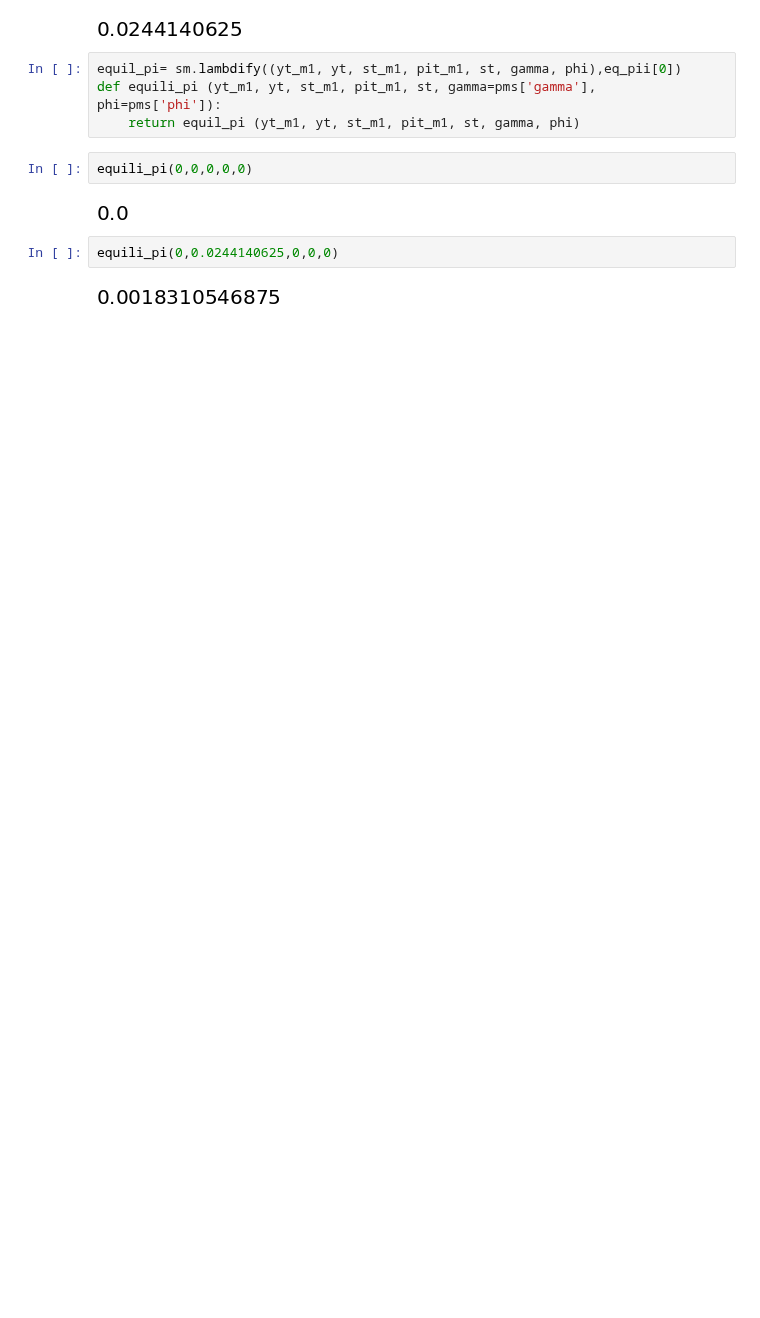
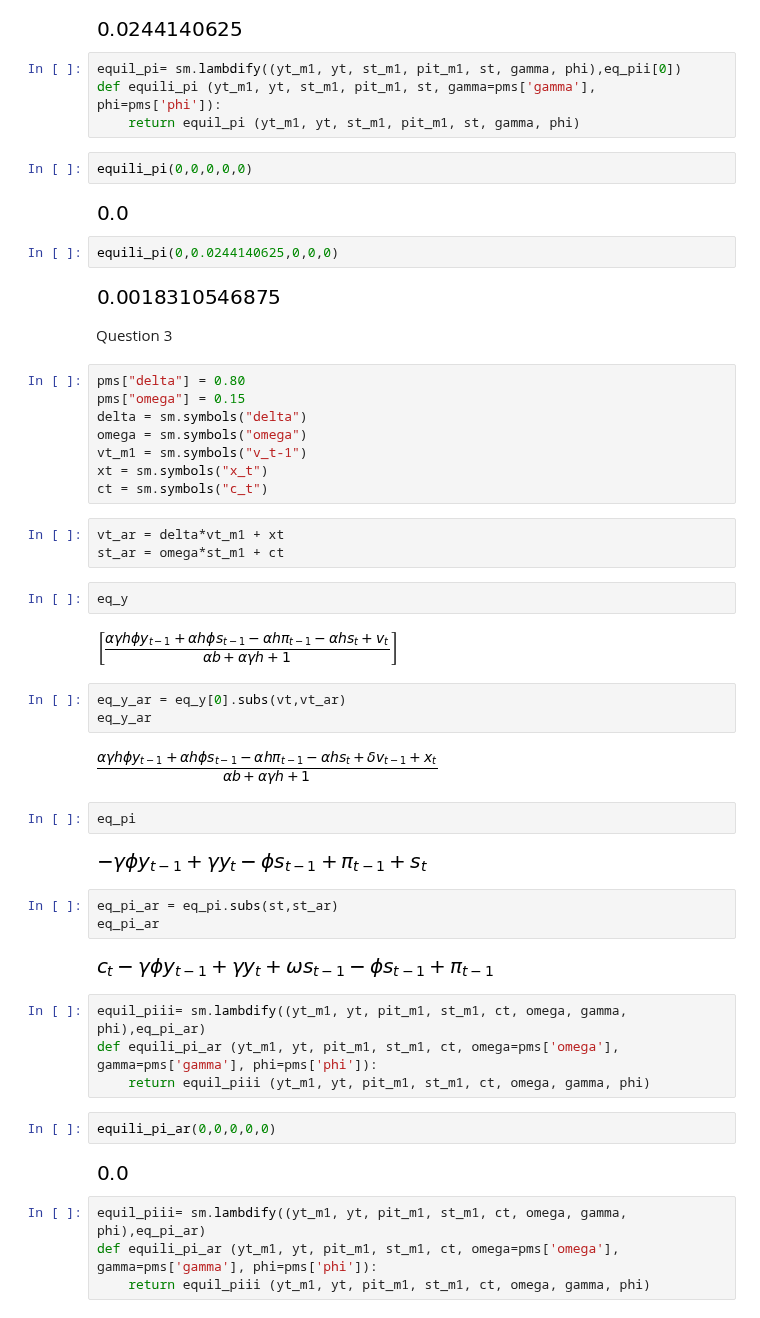
Before and after one commit to NumEconCopenhagen/projects-2019-al, a Jupyter notebook: examproject/Manon.ipynb, the cells around one changed output. Cells and saved outputs as stored; diff of their text form; blank space fills up the shorter version.

```diff
--- a/examproject/Manon.ipynb
+++ b/examproject/Manon.ipynb
@@ -86,3 +86,46 @@ equili_pi(0,0,0,0,0)
 equili_pi(0,0.0244140625,0,0,0)
 # %% [output]
 [figure]
+# %% [markdown]
+Question 3
+# %%
+pms["delta"] = 0.80
+pms["omega"] = 0.15
+delta = sm.symbols("delta")
+omega = sm.symbols("omega")
+vt_m1 = sm.symbols("v_t-1")
+xt = sm.symbols("x_t")
+ct = sm.symbols("c_t")
+# %%
+vt_ar = delta*vt_m1 + xt
+st_ar = omega*st_m1 + ct
+# %%
+eq_y
+# %% [output]
+[figure, added]
+# %%
+eq_y_ar = eq_y[0].subs(vt,vt_ar)
+eq_y_ar
+# %% [output]
+[figure, added]
+# %%
+eq_pi
+# %% [output]
+[figure, added]
+# %%
+eq_pi_ar = eq_pi.subs(st,st_ar)
+eq_pi_ar
+# %% [output]
+[figure, added]
+# %%
+equil_piii= sm.lambdify((yt_m1, yt, pit_m1, st_m1, ct, omega, gamma, phi),eq_pi_ar)
+def equili_pi_ar (yt_m1, yt, pit_m1, st_m1, ct, omega=pms['omega'], gamma=pms['gamma'], phi=pms['phi']):
+    return equil_piii (yt_m1, yt, pit_m1, st_m1, ct, omega, gamma, phi)
+# %%
+equili_pi_ar(0,0,0,0,0)
+# %% [output]
+[figure, added]
+# %%
+equil_piii= sm.lambdify((yt_m1, yt, pit_m1, st_m1, ct, omega, gamma, phi),eq_pi_ar)
+def equili_pi_ar (yt_m1, yt, pit_m1, st_m1, ct, omega=pms['omega'], gamma=pms['gamma'], phi=pms['phi']):
+    return equil_piii (yt_m1, yt, pit_m1, st_m1, ct, omega, gamma, phi)
```
